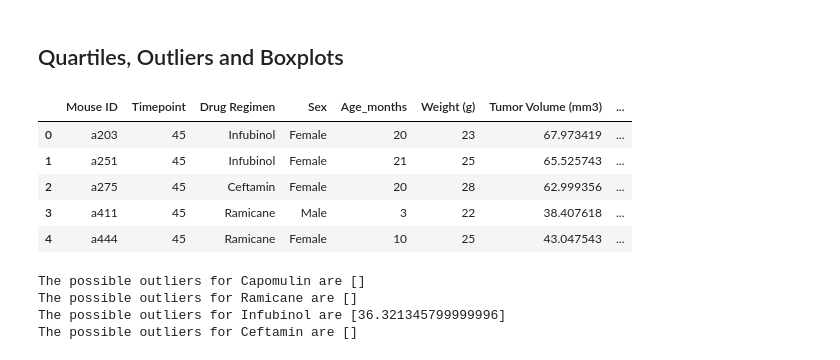
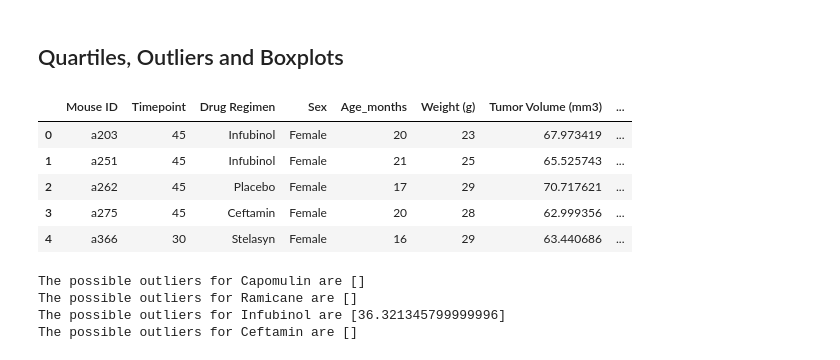
Before and after one commit to JohnShuford/Matplotlib-Challenge, a Jupyter notebook: Pymaceuticals/pymaceuticals.ipynb, the cells around one changed output. Saved outputs shown, nothing was run; the diff lists cells and outputs as text; code cells hidden in the pictures.

```diff
--- a/Pymaceuticals/pymaceuticals.ipynb
+++ b/Pymaceuticals/pymaceuticals.ipynb
@@ -192,20 +192,20 @@ plt.show()
 # %%
 # Calculate the final tumor volume of each mouse across four of the treatment regimens:
 # Capomulin, Ramicane, Infubinol, and Ceftamin
 # Start by getting the last (greatest) timepoint for each mouse
-greatest_time_point = four_treatment_df.groupby('Mouse ID').max()['Timepoint']
+greatest_time_point = clean_df.groupby('Mouse ID').max()['Timepoint']
 
 # Merge this group df with the original dataframe to get the tumor volume at the last timepoint
 tumor_volume_df = pd.merge(greatest_time_point, clean_df, how = 'left', on = ('Mouse ID','Timepoint'))
 tumor_volume_df.head()
 #final_tumor_volume.head(60)
 # %% [output]
 |  | Mouse ID | Timepoint | Drug Regimen | Sex | Age_months | Weight (g) | Tumor Volume (mm3) | ... |
 | 0 | a203 | 45 | Infubinol | Female | 20 | 23 | 67.973419 | ... |
 | 1 | a251 | 45 | Infubinol | Female | 21 | 25 | 65.525743 | ... |
-| 2 | a275 | 45 | Ceftamin | Female | 20 | 28 | 62.999356 | ... |
-| 3 | a411 | 45 | Ramicane | Male | 3 | 22 | 38.407618 | ... |
-| 4 | a444 | 45 | Ramicane | Female | 10 | 25 | 43.047543 | ... |
+| 2 | a262 | 45 | Placebo | Female | 17 | 29 | 70.717621 | ... |
+| 3 | a275 | 45 | Ceftamin | Female | 20 | 28 | 62.999356 | ... |
+| 4 | a366 | 30 | Stelasyn | Female | 16 | 29 | 63.440686 | ... |
 # %%
 # Put treatments into a list for for loop (and later for plot labels)
 treatments = ['Capomulin', 'Ramicane', 'Infubinol', 'Ceftamin']
```
Also changed, not shown: parts of 3 cells of this notebook.
